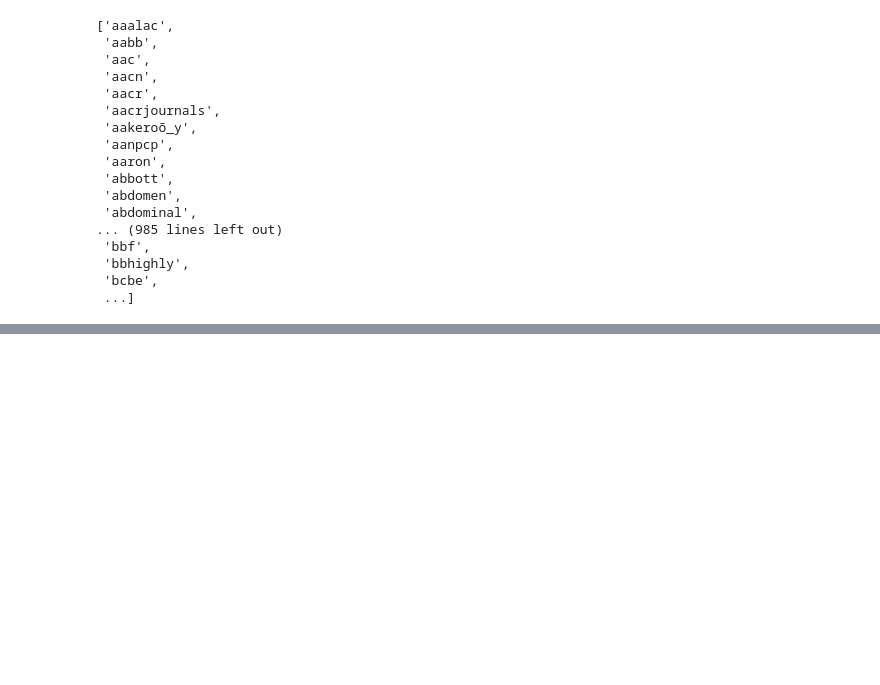
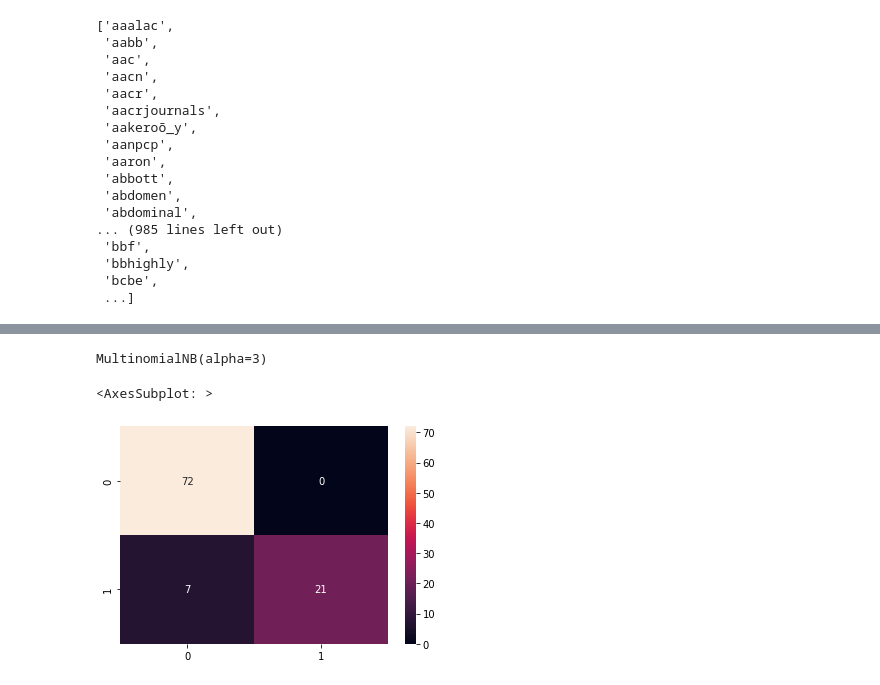
Before and after one commit to geethika1129/Resume-Selection, a Jupyter notebook: selection.ipynb, the cells around one changed output, grey strips where cells are left out. Saved outputs shown, nothing was run; the diff lists cells and outputs as text; code cells hidden in the pictures; blank space fills up the shorter version.

```diff
--- a/selection.ipynb
+++ b/selection.ipynb
@@ -224,0 +241,16 @@ vectorizer.get_feature_names()
+# %%
+from sklearn.naive_bayes import MultinomialNB
+bc=MultinomialNB(alpha=3)
+# %%
+bc.fit(X_train,y_train)
+# %% [output]
+MultinomialNB(alpha=3)
+# %%
+trainpred=bc.predict(X_train)
+# %%
+cm=confusion_matrix(y_train,trainpred)
+# %%
+sns.heatmap(cm,annot=True)
+# %% [output]
+<AxesSubplot: >
+[figure, added]
```
Also changed, not shown: parts of 12 cells of this notebook.
